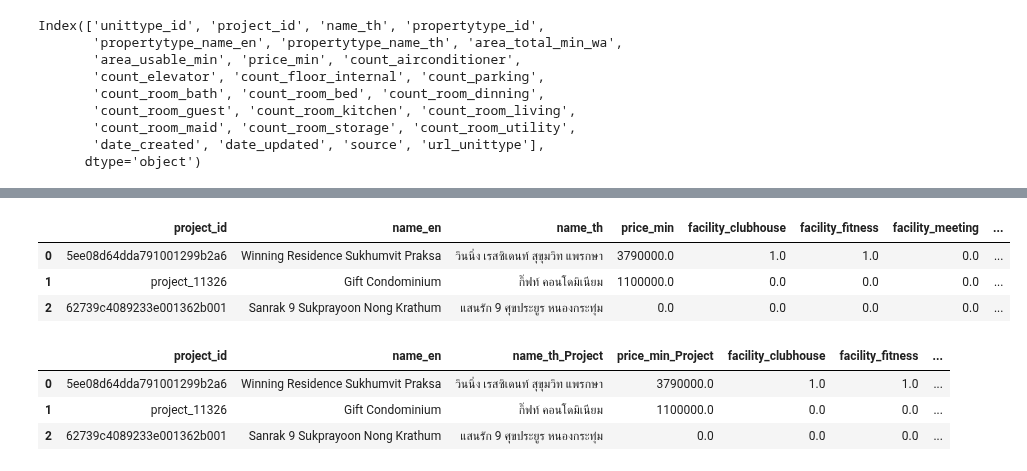
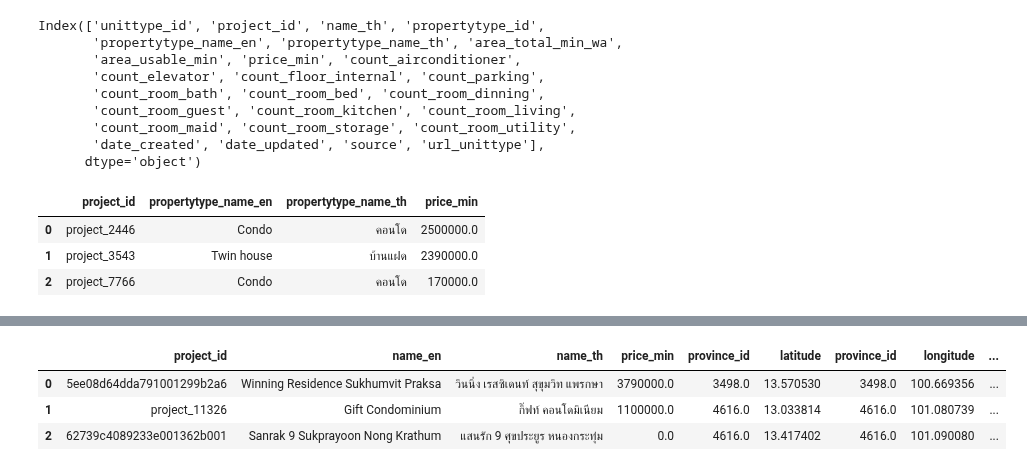
Before and after one commit to TungSoPon/BasicProg_DataViz65, a Jupyter notebook: Project.ipynb, the cells around one changed output, grey strips where cells are left out. Saved outputs shown, nothing was run; the diff lists cells and outputs as text; code cells hidden in the pictures.

```diff
--- a/Project.ipynb
+++ b/Project.ipynb
@@ -413,3 +582,13 @@ Index(['unittype_id', 'project_id', 'name_th', 'propertytype_id',
        'count_room_maid', 'count_room_storage', 'count_room_utility',
        'date_created', 'date_updated', 'source', 'url_unittype'],
       dtype='object')
+# %%
+opendata_unittype_C = opendata_unittype_C[['project_id',
+       'propertytype_name_en', 'propertytype_name_th',
+       'price_min']]
+opendata_unittype_C.head(3)
+# %% [output]
+|  | project_id | propertytype_name_en | propertytype_name_th | price_min |
+| 0 | project_2446 | Condo | คอนโด | 2500000.0 |
+| 1 | project_3543 | Twin house | บ้านแฝด | 2390000.0 |
+| 2 | project_7766 | Condo | คอนโด | 170000.0 |
@@ -431,20 +613,17 @@ Index(['project_id', 'name_en', 'name_th', 'propertytype_id',
        'date_created', 'date_finish', 'date_updated', 'source', 'url_project'],
       dtype='object')
 # %%
-opendata_project_C = opendata_project_C[['project_id','name_en','name_th','price_min','facility_clubhouse',
-       'facility_fitness', 'facility_meeting', 'facility_park',
-       'facility_playground', 'facility_pool', 'facility_security']]
+opendata_project_C = opendata_project_C[['project_id', 'name_en', 'name_th','price_min',
+       'province_id','latitude', 'province_id','longitude', 'neighborhood_name_en',
+       'neighborhood_name_th', 'subdistrict_name_en',
+       'subdistrict_name_th', 'province_id', 'province_name_en',
+       'province_name_th']]
 opendata_project_C.head(3)
 # %% [output]
-|  | project_id | name_en | name_th | price_min | facility_clubhouse | facility_fitness | facility_meeting | ... |
-| 0 | 5ee08d64dda791001299b2a6 | Winning Residence Sukhumvit Praksa | วินนิ่ง เรสซิเดนท์ สุขุมวิท แพรกษา | 3790000.0 | 1.0 | 1.0 | 0.0 | ... |
-| 1 | project_11326 | Gift Condominium | กิ๊ฟท์ คอนโดมิเนียม | 1100000.0 | 0.0 | 0.0 | 0.0 | ... |
-| 2 | 62739c4089233e001362b001 | Sanrak 9 Sukprayoon Nong Krathum | แสนรัก 9 ศุขประยูร หนองกระทุ่ม | 0.0 | 0.0 | 0.0 | 0.0 | ... |
+|  | project_id | name_en | name_th | price_min | province_id | latitude | province_id | longitude | ... |
+| 0 | 5ee08d64dda791001299b2a6 | Winning Residence Sukhumvit Praksa | วินนิ่ง เรสซิเดนท์ สุขุมวิท แพรกษา | 3790000.0 | 3498.0 | 13.570530 | 3498.0 | 100.669356 | ... |
+| 1 | project_11326 | Gift Condominium | กิ๊ฟท์ คอนโดมิเนียม | 1100000.0 | 4616.0 | 13.033814 | 4616.0 | 101.080739 | ... |
+| 2 | 62739c4089233e001362b001 | Sanrak 9 Sukprayoon Nong Krathum | แสนรัก 9 ศุขประยูร หนองกระทุ่ม | 0.0 | 4616.0 | 13.417402 | 4616.0 | 101.090080 | ... |
 # %%
-opendata_project_C.rename(columns={'price_min': 'price_min_Project' , 'name_th' : 'name_th_Project'}, inplace=True)
-opendata_project_C.head(3)
+#opendata_project_C.rename(columns={'price_min': 'price_min_Project' , 'name_th' : 'name_th_Project'}, inplace=True)
+#opendata_project_C
-# %% [output]
-|  | project_id | name_en | name_th_Project | price_min_Project | facility_clubhouse | facility_fitness | ... |
-| 0 | 5ee08d64dda791001299b2a6 | Winning Residence Sukhumvit Praksa | วินนิ่ง เรสซิเดนท์ สุขุมวิท แพรกษา | 3790000.0 | 1.0 | 1.0 | ... |
-| 1 | project_11326 | Gift Condominium | กิ๊ฟท์ คอนโดมิเนียม | 1100000.0 | 0.0 | 0.0 | ... |
-| 2 | 62739c4089233e001362b001 | Sanrak 9 Sukprayoon Nong Krathum | แสนรัก 9 ศุขประยูร หนองกระทุ่ม | 0.0 | 0.0 | 0.0 | ... |
```
Also changed, not shown: parts of 43 cells of this notebook.
